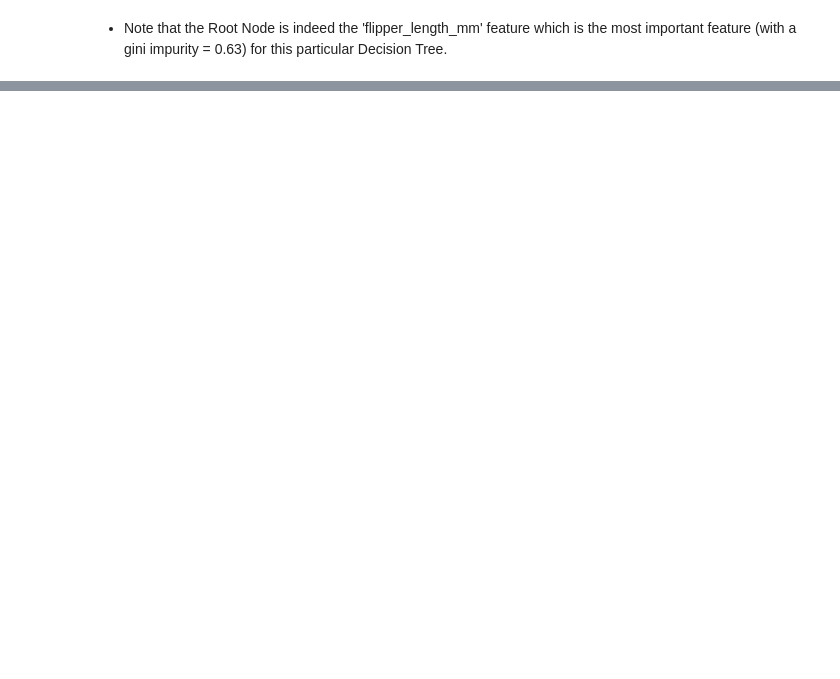
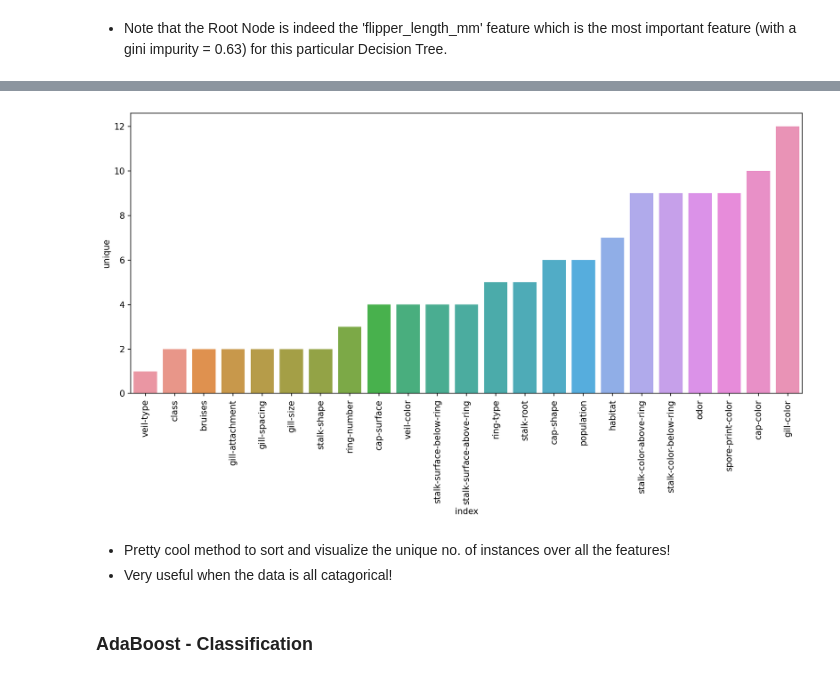
Before and after one commit to jigarparekh279/Machine_Learning_Python, a Jupyter notebook: 7_ML_05a_TreeBasedMethods_Classification.ipynb, the cells around one changed output, grey strips where cells are left out. Drawn from its saved outputs; the diff is of its cells as text; code cells hidden in the pictures; blank space fills up the shorter version.

Commit message:
Updated TreeBasedMethods

```diff
--- a/7_ML_05a_TreeBasedMethods_Classification.ipynb
+++ b/7_ML_05a_TreeBasedMethods_Classification.ipynb
@@ -373,0 +601,12 @@ Name: Feature Imporatnce, dtype: float64
+# %%
+feat_unique = df.describe().transpose().reset_index().sort_values('unique')
+plt.figure(figsize=(14,6),dpi=150)
+sns.barplot(data=feat_unique,x='index',y='unique');
+plt.xticks(rotation=90);
+# %% [output]
+[figure, added]
+# %% [markdown]
+- Pretty cool method to sort and visualize the unique no. of instances over all the features!
+- Very useful when the data is all catagorical!
+# %% [markdown]
+### AdaBoost - Classification
```
Also changed, not shown: parts of 84 cells of this notebook, 9 other files.
